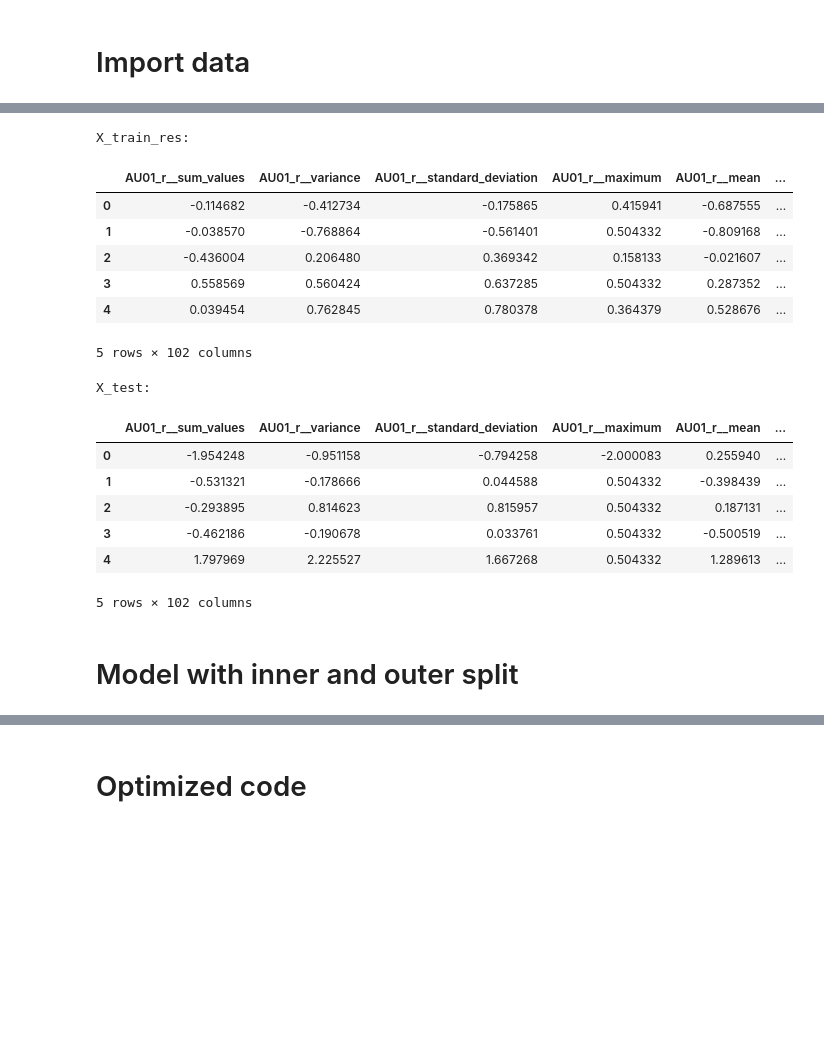
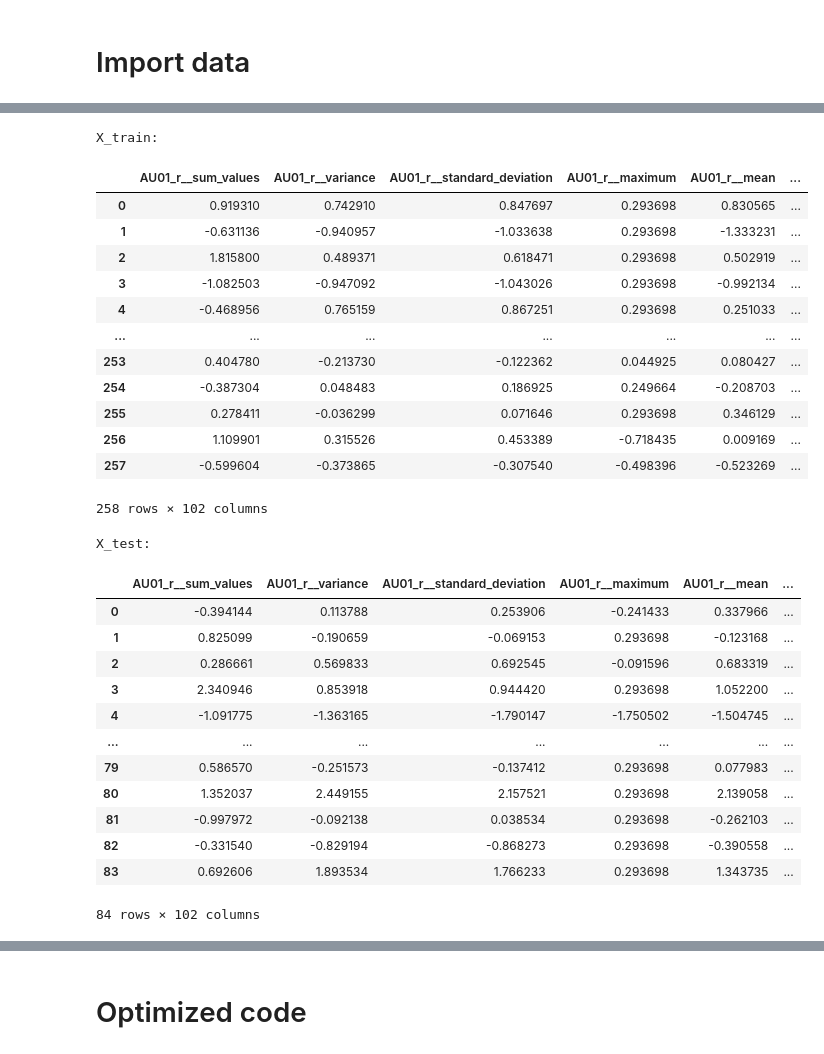
Before and after one commit to DionneSpaltman/predicting_VVR, a Jupyter notebook: models/10_only_intensity/11_rf.ipynb, the cells around one changed output, grey strips where cells are left out. Cells and saved outputs as stored; diff of their text form; code cells hidden in the pictures; blank space fills up the shorter version.

```diff
--- a/models/10_only_intensity/11_rf.ipynb
+++ b/models/10_only_intensity/11_rf.ipynb
@@ -12,21 +10,7 @@ from sklearn.metrics import confusion_matrix
 # Import data
 # %%
 # Load the data into pandas dataframes
-X_train = pd.read_csv('/Users/dionnespaltman/Desktop/V6/data_04-06-2024/X_train_resampled.csv')
-y_train = pd.read_csv('/Users/dionnespaltman/Desktop/V6/data_04-06-2024/y_train_resampled.csv')
-X_test = pd.read_csv('/Users/dionnespaltman/Desktop/V6/data_04-06-2024/X_test.csv')
-y_test = pd.read_csv('/Users/dionnespaltman/Desktop/V6/data_04-06-2024/y_test.csv')
-
-X_train = X_train.drop(columns='Unnamed: 0', axis=1)
-y_train = y_train.drop(columns='Unnamed: 0', axis=1)
-X_test = X_test.drop(columns='Unnamed: 0', axis=1)
-y_test = y_test.drop(columns='Unnamed: 0', axis=1)
-
-columns_VVR = ['Sum_1', 'Sum_2']
-
-X_train  = X_train.drop(columns=columns_VVR, axis=1)
-X_test  = X_test.drop(columns=columns_VVR, axis=1)
-
-# Convert the DataFrame to a 1-dimensional NumPy array
-y_train = y_train.values.ravel()
-y_test = y_test.values.ravel()
+X_train = pd.read_csv('/Users/dionnespaltman/Desktop/V6/X_train_smote_12-06-2024.csv')
+y_train = pd.read_csv('/Users/dionnespaltman/Desktop/V6/y_train_smote_12-06-2024.csv')
+X_test = pd.read_csv('/Users/dionnespaltman/Desktop/V6/X_test_12-06-2024.csv')
+y_test = pd.read_csv('/Users/dionnespaltman/Desktop/V6/y_test_12-06-2024.csv')
@@ -32,0 +31,5 @@ y_test = y_test.values.ravel()
+# %%
+columns_to_drop = ['Condition', 'Sum_456', 'Sum_1', 'Sum_2']
+# %%
+X_train = X_train.drop(columns=columns_to_drop, axis=1)
+X_test = X_test.drop(columns=columns_to_drop, axis=1)
@@ -33,26 +52,36 @@ y_test = y_test.values.ravel()
 # %%
-# Display the first few rows of each dataframe to verify the loading
-print("X_train_res:")
-display(X_train.head())
+# Display each dataframe to verify the loading
+print("X_train:")
+display(X_train)
 
 print("\nX_test:")
-display(X_test.head())
+display(X_test)
 # %% [output]
-X_train_res:
+X_train:
 |  | AU01_r__sum_values | AU01_r__variance | AU01_r__standard_deviation | AU01_r__maximum | AU01_r__mean | ... |
-| 0 | -0.114682 | -0.412734 | -0.175865 | 0.415941 | -0.687555 | ... |
-| 1 | -0.038570 | -0.768864 | -0.561401 | 0.504332 | -0.809168 | ... |
-| 2 | -0.436004 | 0.206480 | 0.369342 | 0.158133 | -0.021607 | ... |
-| 3 | 0.558569 | 0.560424 | 0.637285 | 0.504332 | 0.287352 | ... |
-| 4 | 0.039454 | 0.762845 | 0.780378 | 0.364379 | 0.528676 | ... |
+| 0 | 0.919310 | 0.742910 | 0.847697 | 0.293698 | 0.830565 | ... |
+| 1 | -0.631136 | -0.940957 | -1.033638 | 0.293698 | -1.333231 | ... |
+| 2 | 1.815800 | 0.489371 | 0.618471 | 0.293698 | 0.502919 | ... |
+| 3 | -1.082503 | -0.947092 | -1.043026 | 0.293698 | -0.992134 | ... |
+| 4 | -0.468956 | 0.765159 | 0.867251 | 0.293698 | 0.251033 | ... |
+| ... | ... | ... | ... | ... | ... | ... |
+| 253 | 0.404780 | -0.213730 | -0.122362 | 0.044925 | 0.080427 | ... |
+| 254 | -0.387304 | 0.048483 | 0.186925 | 0.249664 | -0.208703 | ... |
+| 255 | 0.278411 | -0.036299 | 0.071646 | 0.293698 | 0.346129 | ... |
+| 256 | 1.109901 | 0.315526 | 0.453389 | -0.718435 | 0.009169 | ... |
+| 257 | -0.599604 | -0.373865 | -0.307540 | -0.498396 | -0.523269 | ... |
-5 rows × 102 columns
+258 rows × 102 columns
 X_test:
 |  | AU01_r__sum_values | AU01_r__variance | AU01_r__standard_deviation | AU01_r__maximum | AU01_r__mean | ... |
-| 0 | -1.954248 | -0.951158 | -0.794258 | -2.000083 | 0.255940 | ... |
-| 1 | -0.531321 | -0.178666 | 0.044588 | 0.504332 | -0.398439 | ... |
-| 2 | -0.293895 | 0.814623 | 0.815957 | 0.504332 | 0.187131 | ... |
-| 3 | -0.462186 | -0.190678 | 0.033761 | 0.504332 | -0.500519 | ... |
-| 4 | 1.797969 | 2.225527 | 1.667268 | 0.504332 | 1.289613 | ... |
+| 0 | -0.394144 | 0.113788 | 0.253906 | -0.241433 | 0.337966 | ... |
+| 1 | 0.825099 | -0.190659 | -0.069153 | 0.293698 | -0.123168 | ... |
+| 2 | 0.286661 | 0.569833 | 0.692545 | -0.091596 | 0.683319 | ... |
+| 3 | 2.340946 | 0.853918 | 0.944420 | 0.293698 | 1.052200 | ... |
+| 4 | -1.091775 | -1.363165 | -1.790147 | -1.750502 | -1.504745 | ... |
+| ... | ... | ... | ... | ... | ... | ... |
+| 79 | 0.586570 | -0.251573 | -0.137412 | 0.293698 | 0.077983 | ... |
+| 80 | 1.352037 | 2.449155 | 2.157521 | 0.293698 | 2.139058 | ... |
+| 81 | -0.997972 | -0.092138 | 0.038534 | 0.293698 | -0.262103 | ... |
+| 82 | -0.331540 | -0.829194 | -0.868273 | 0.293698 | -0.390558 | ... |
+| 83 | 0.692606 | 1.893534 | 1.766233 | 0.293698 | 1.343735 | ... |
-5 rows × 102 columns
+84 rows × 102 columns
-# %% [markdown]
-# Model with inner and outer split
```
Also changed, not shown: parts of 8 cells of this notebook, 2 other files.
